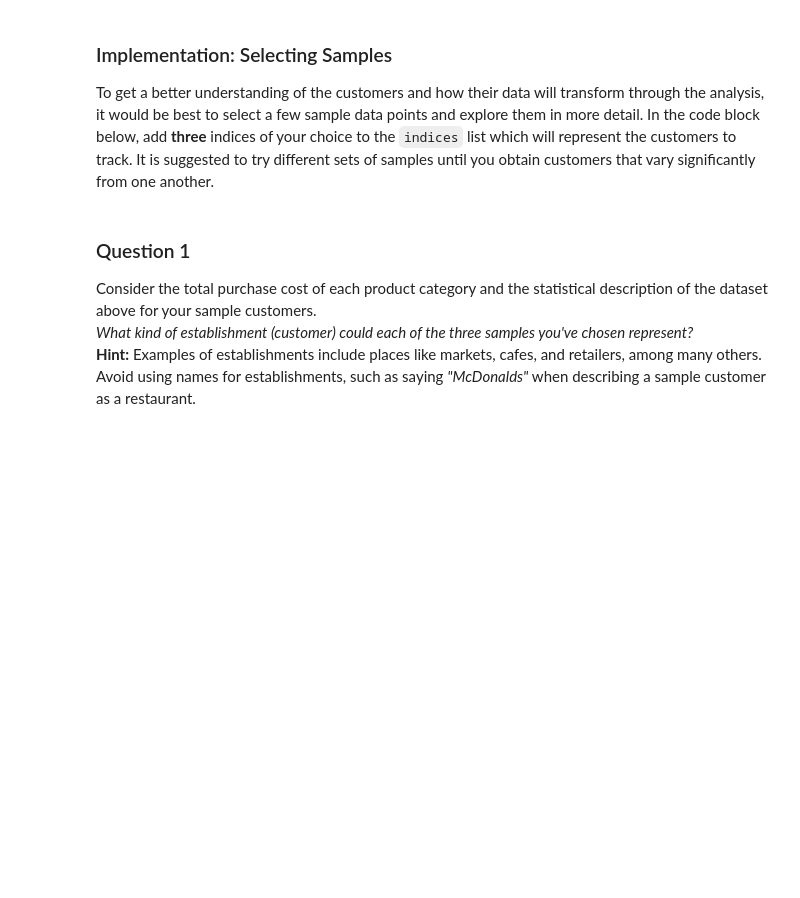
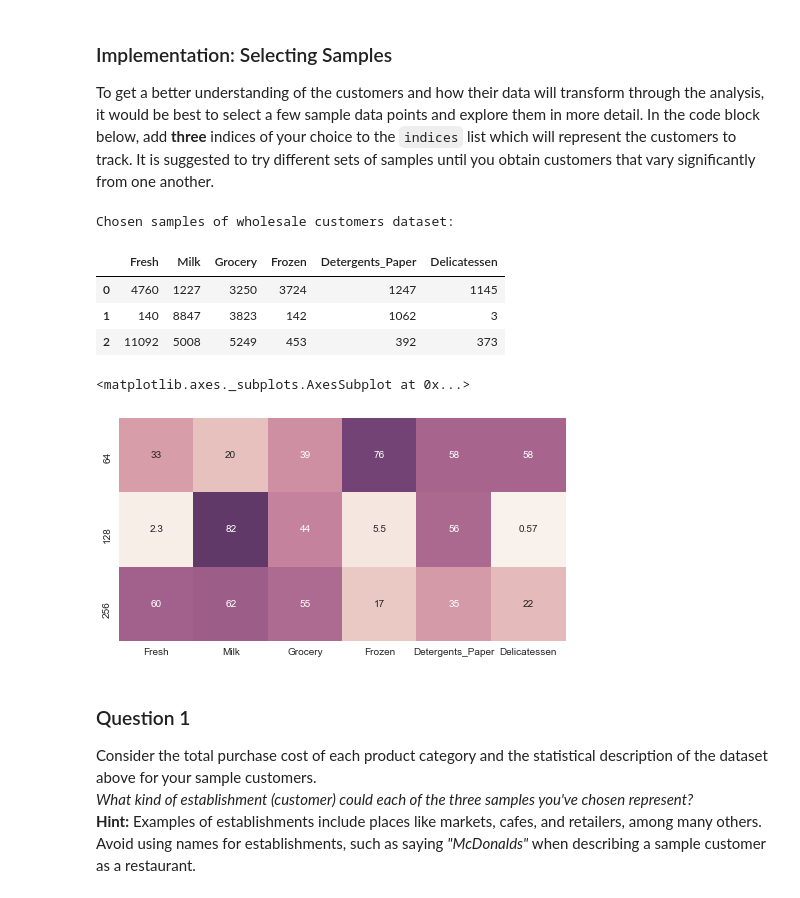
Before and after one commit to olpotkin/Customer-Segments, a Jupyter notebook: customer_segments.ipynb, the cells around one changed output. Cells and saved outputs as stored; diff of their text form; code cells hidden in the pictures; blank space fills up the shorter version.

Commit message:
feat: Customers types evaluation

```diff
--- a/customer_segments.ipynb
+++ b/customer_segments.ipynb
@@ -43,12 +55,26 @@ display(data.describe())
 To get a better understanding of the customers and how their data will transform through the analysis, it would be best to select a few sample data points and explore them in more detail. In the code block below, add **three** indices of your choice to the `indices` list which will represent the customers to track. It is suggested to try different sets of samples until you obtain customers that vary significantly from one another.
 # %%
 # TODO: Select three indices of your choice you wish to sample from the dataset
-indices = []
+indices = [64, 128, 256]
 
 # Create a DataFrame of the chosen samples
 samples = pd.DataFrame(data.loc[indices], columns = data.keys()).reset_index(drop = True)
 print "Chosen samples of wholesale customers dataset:"
 display(samples)
+
+# Visualize data on heatmap
+plt.rcParams['figure.figsize']=(8,6)
+ptl = 100 * data.rank(pct=True).round(decimals=4)
+ptl = ptl.iloc[indices]
+sns.heatmap(ptl, vmin=1, vmax=100, annot=True, cbar=False, square=True)
+# %% [output]
+Chosen samples of wholesale customers dataset:
+|  | Fresh | Milk | Grocery | Frozen | Detergents_Paper | Delicatessen |
+| 0 | 4760 | 1227 | 3250 | 3724 | 1247 | 1145 |
+| 1 | 140 | 8847 | 3823 | 142 | 1062 | 3 |
+| 2 | 11092 | 5008 | 5249 | 453 | 392 | 373 |
+<matplotlib.axes._subplots.AxesSubplot at 0x...>
+[figure, added]
 # %% [markdown]
 ### Question 1
 Consider the total purchase cost of each product category and the statistical description of the dataset above for your sample customers.
```
Also changed, not shown: parts of 4 cells of this notebook.
